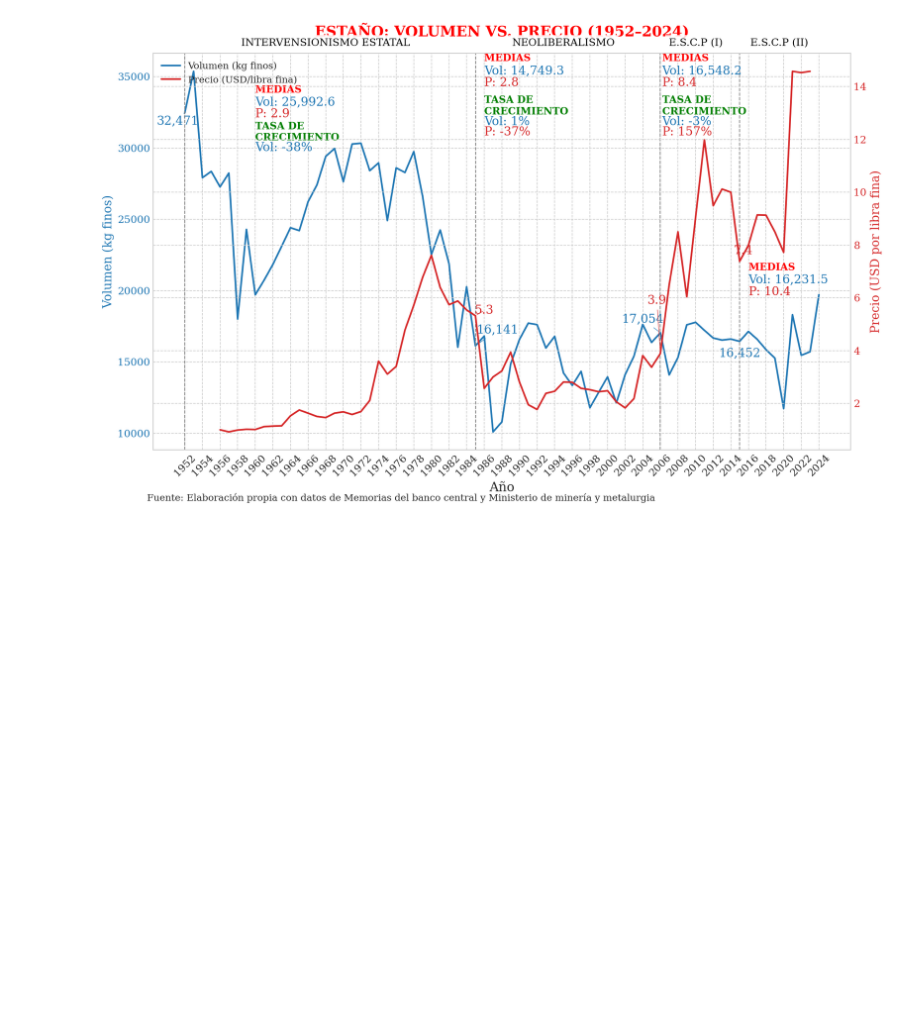
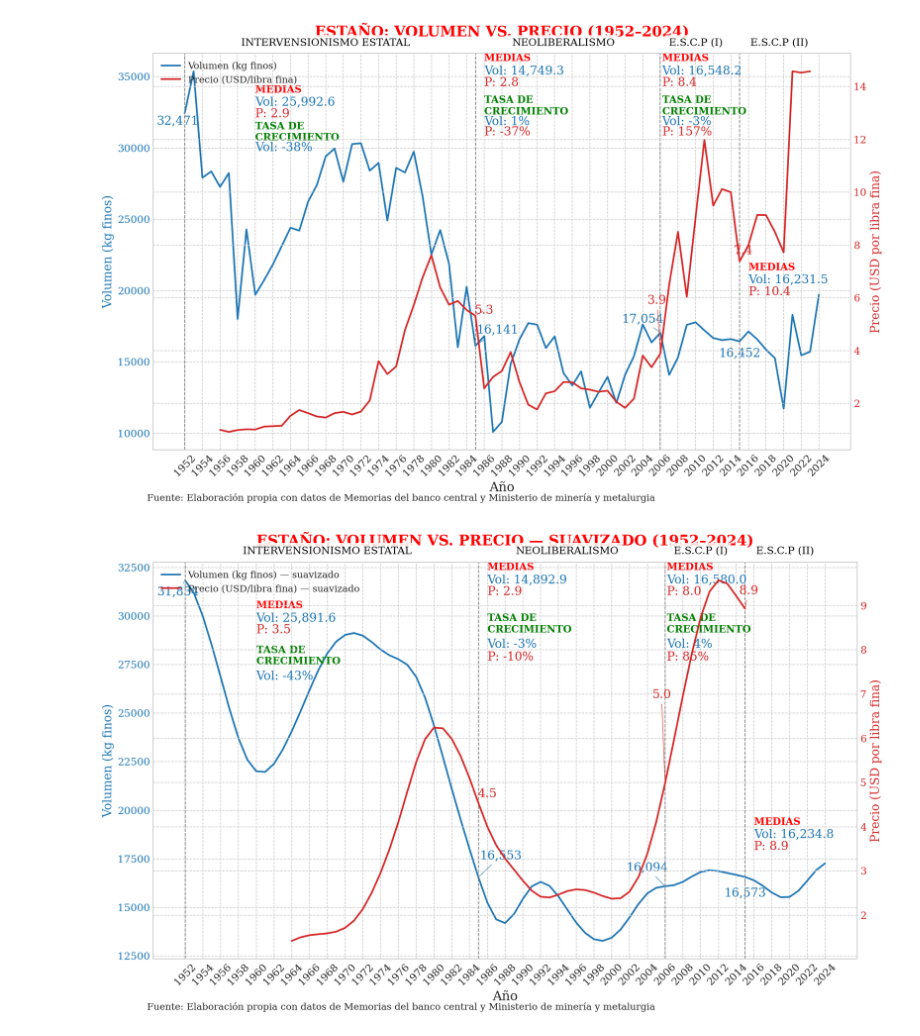
Before and after one commit to navi0369/proyectomacro, a Jupyter notebook: notebooks/tesis/serie_completa/minerales/estaño.ipynb, the cells around one changed output. Saved outputs shown, nothing was run; the diff lists cells and outputs as text; code cells hidden in the pictures; blank space fills up the shorter version.

```diff
--- a/notebooks/tesis/serie_completa/minerales/estaño.ipynb
+++ b/notebooks/tesis/serie_completa/minerales/estaño.ipynb
@@ -261,3 +334,75 @@ plt.show()
 plt.close()
 # %% [output]
 [figure]
+# %%
+# ═══════════════════════════════════════════════════════════════════
+# GRÁFICA DE VOLUMEN VS. PRECIO (DOBLE EJE) — ESTAÑO  ·  LÍNEAS SUAVIZADAS
+# ═══════════════════════════════════════════════════════════════════
+# (scipy ya fue importado en la celda anterior; SIGMA reutiliza el mismo valor)
+
+# ──────────────── 1. SUAVIZADO DE SERIES ───────────────────────────
+df_smooth_vol = df.copy()
+df_smooth_vol["estaño_volumen"] = gaussian_filter1d(df["estaño_volumen"].values.astype(float), sigma=SIGMA)
+df_smooth_vol["precio_usd_lf"]  = gaussian_filter1d(df["precio_usd_lf"].values.astype(float),  sigma=SIGMA)
+
+# ────────── 2. PLOT Y ANOTACIONES DUAL AXIS (volumen–precio) ────────────────
+left_series_vs  = [("estaño_volumen", "Volumen (kg finos) — suavizado")]
+right_series_vs = [("precio_usd_lf",   "Precio (USD/libra fina) — suavizado")]
+
+fig_vs, ax_vol_s, ax_price_vs = init_dual_axis_plot(
+    df=df_smooth_vol,
+    left_series=left_series_vs,
+    right_series=right_series_vs,
+    colors=colors_vol,
+    title=f"ESTAÑO: VOLUMEN VS. PRECIO — SUAVIZADO ({df.index[0]}–{df.index[-1]})",
+    xlabel="Año",
+    left_ylabel="Volumen (kg finos)",
+    right_ylabel="Precio (USD por libra fina)",
+    source_text="Fuente: Elaboración propia con datos de Memorias del banco central y Ministerio de minería y metalurgia"
+)
+
+add_hitos(ax_vol_s, df_smooth_vol.index, hitos_v_periodos, hitos_offset_v, line_kwargs={"lw": 1})
+
+# Espaciado relativo al rango visible del eje izquierdo
+y_min_s, y_max_s = ax_vol_s.get_ylim()
+line_spacing_s = (y_max_s - y_min_s) * 0.03
+
+add_cycle_means_multi(
+    ax_vol_s,
+    {n: df_smooth_vol.loc[s, cols_vol].mean().to_dict() for n, s in CYCLES.items()},
+    cycle_text_offsets_vol,
+    abbr_vol, colors_vol,
+    line_spacing=line_spacing_s,
+    value_fmt="{:,.1f}"
+)
+
+add_year_value_annotations(
+    ax_vol_s, df_smooth_vol, annot_years, ["estaño_volumen"],
+    {"estaño_volumen": annotation_offsets_vol["estaño_volumen"]},
+    {"estaño_volumen": colors_vol["estaño_volumen"]}, arrow_lw=0.6
+)
+add_year_value_annotations(
+    ax_price_vs, df_smooth_vol, annot_years, ["precio_usd_lf"],
+    {"precio_usd_lf": annotation_offsets_vol["precio_usd_lf"]},
+    {"precio_usd_lf": colors_vol["precio_usd_lf"]}, arrow_lw=0.6,
+    value_fmt="{:,.1f}"
+)
+
+add_period_growth_annotations_multi(
+    ax_vol_s, df_smooth_vol, growth_periods, cols_vol,
+    period_growth_offsets_vol, colors_vol, abbr_vol,
+    line_spacing_ratio=0.02
+)
+
+# Leyenda combinada
+h1_s, l1_s = ax_vol_s.get_legend_handles_labels()
+h2_vs, l2_vs = ax_price_vs.get_legend_handles_labels()
+ax_vol_s.legend(h1_s + h2_vs, l1_s + l2_vs, loc="upper left", fontsize=11)
+
+plt.tight_layout()
+plt.savefig(output_dir / "estanio_volumen_precio_dual_axis_suavizado.png", dpi=300)
+plt.savefig(output_dir_precio / "estanio_precio_dual_axis_volumen_suavizado.png", dpi=300)
+plt.show()
+plt.close()
+# %% [output]
+[figure, added]
```
Also changed, not shown: parts of 1 cell of this notebook, 4 other files.
